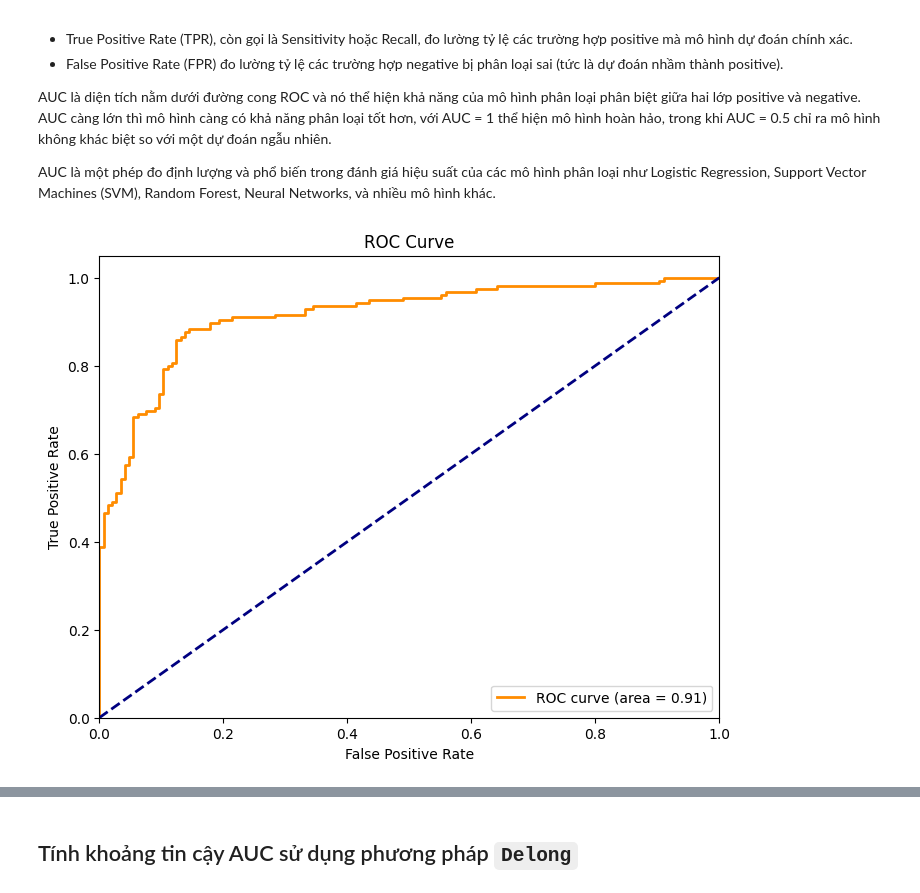
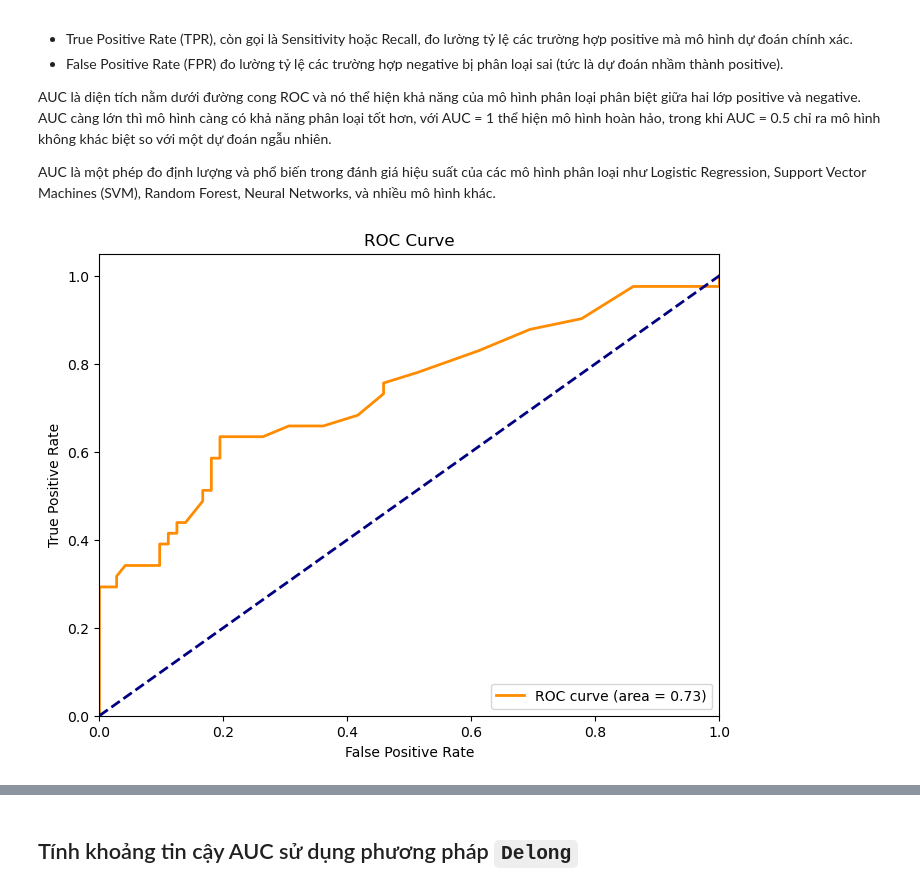
Before and after one commit to nguyenngocbinh/papers, a Jupyter notebook: machine-learning/delong_test.ipynb, the cells around one changed output, grey strips where cells are left out. Saved outputs shown, nothing was run; the diff lists cells and outputs as text; code cells hidden in the pictures.

```diff
--- a/machine-learning/delong_test.ipynb
+++ b/machine-learning/delong_test.ipynb
@@ -18,42 +18,37 @@ AUC là diện tích nằm dưới đường cong ROC và nó thể hiện khả
 AUC là một phép đo định lượng và phổ biến trong đánh giá hiệu suất của các mô hình phân loại như Logistic Regression, Support Vector Machines (SVM), Random Forest, Neural Networks, và nhiều mô hình khác.
 # %%
 import numpy as np
+import pandas as pd
+from sklearn.metrics import roc_curve, auc
 import matplotlib.pyplot as plt
-from sklearn.metrics import roc_curve, auc
-from sklearn.datasets import make_classification
-from sklearn.model_selection import train_test_split
-from sklearn.linear_model import LogisticRegression
+aSAH = pd.read_excel("aSAH.xlsx")
 
-# Tạo dữ liệu mẫu cho binary classification
-X, y = make_classification(n_samples=1000, n_features=20, random_state=42)
+y_true_str = aSAH['outcome']
+y_pred = aSAH['s100b']
 
-# Chia dữ liệu thành tập train và tập test
-X_train, X_test, y_train, y_test = train_test_split(X, y, test_size=0.3, random_state=42)
+# Create a dictionary to map string labels to binary labels
+label_mapping = {"Poor": 1, "Good": 0}
 
-# Tạo mô hình Logistic Regression và huấn luyện trên tập train
-model = LogisticRegression()
-model.fit(X_train, y_train)
-
-# Tính xác suất dự đoán của mô hình trên tập test
-y_prob = model.predict_proba(X_test)[:, 1]
+# Map true labels to binary labels
+y_true = [label_mapping[label] for label in y_true_str]
 
 # Tính đường cong ROC và AUC
-fpr, tpr, thresholds = roc_curve(y_test, y_prob)
+fpr, tpr, thresholds = roc_curve(y_true, y_pred)
 roc_auc = auc(fpr, tpr)
 
 # Vẽ biểu đồ AUC
 plt.figure(figsize=(8, 6))
 plt.plot(fpr, tpr, color='darkorange', lw=2, label='ROC curve (area = %0.2f)' % roc_auc)
 plt.plot([0, 1], [0, 1], color='navy', lw=2, linestyle='--')
 plt.xlim([0.0, 1.0])
 plt.ylim([0.0, 1.05])
 plt.xlabel('False Positive Rate')
 plt.ylabel('True Positive Rate')
 plt.title('ROC Curve')
 plt.legend(loc="lower right")
 plt.show()
 # %% [output]
-[figure, old version]
+[figure, new version]
 # %% [markdown]
 ## Liên hệ AUC và thống kê Mann-Whitney
 
```
Also changed, not shown: parts of 17 cells of this notebook.
